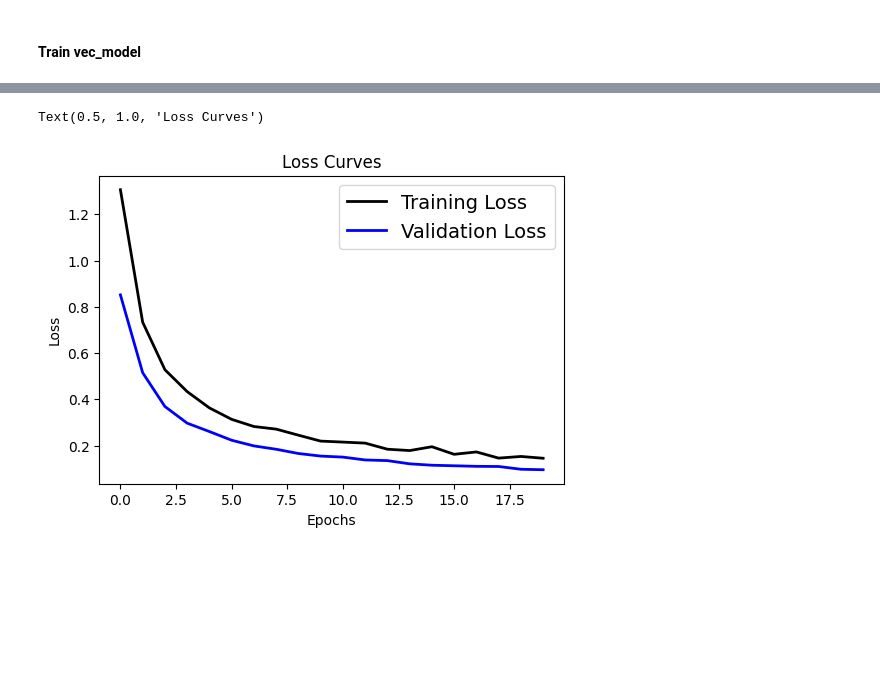
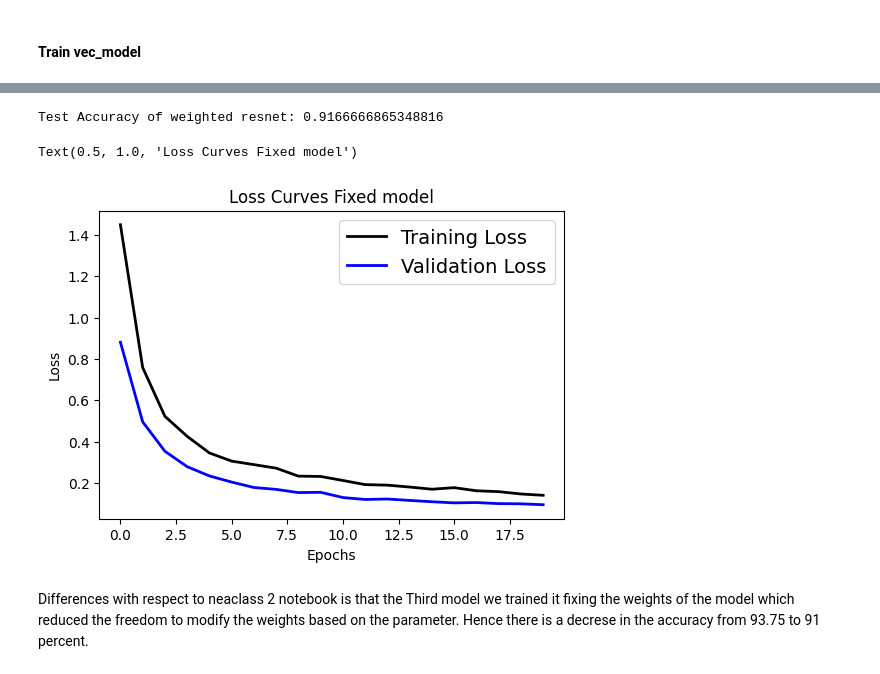
Before and after one commit to yagnaVNK/DeepLearning_class, a Jupyter notebook: Assignment 4/neaclass3.ipynb, the cells around one changed output, grey strips where cells are left out. Drawn from its saved outputs; the diff is of its cells as text; code cells hidden in the pictures; blank space fills up the shorter version.

```diff
--- a/Assignment 4/neaclass3.ipynb
+++ b/Assignment 4/neaclass3.ipynb
@@ -226,9 +235,9 @@ import torch.optim.lr_scheduler as lr_scheduler
 
 criterion = nn.CrossEntropyLoss()
 device = "cuda" if torch.cuda.is_available() else "cpu"
-model = vec_model.to(device)
+Fixed_model = Fixed_model.to(device)
 
-optimizer = optim.SGD(model.parameters(),
+optimizer = optim.SGD(Fixed_model.parameters(),
                       lr=0.001,
                       momentum=0.9)
 
@@ -238,20 +247,20 @@ scheduler = lr_scheduler.LinearLR(optimizer, start_factor=1.0, end_factor=0.25,
 #from torch.utils.tensorboard import SummaryWriter
 
 N_EPOCHS = 20
-tr_loss_hist = []
-val_loss_hist = []
+tr_loss_hist_2 = []
+val_loss_hist_2 = []
 for epoch in range(N_EPOCHS):
 
     # Training
     train_loss = 0.0
-    model.train() # <1>
+    Fixed_model.train() # <1>
     for inputs, labels in trainloader:
         inputs = inputs.to(device)
         labels = labels.to(device)
 
         optimizer.zero_grad()
 
-        outputs = model(inputs)
+        outputs = Fixed_model(inputs)
         loss = criterion(outputs, labels)
         loss.backward()
         optimizer.step()
@@ -261,12 +270,12 @@ for epoch in range(N_EPOCHS):
 
     # Validation
     val_loss = 0.0
-    model.eval() # <2>
+    Fixed_model.eval() # <2>
     for inputs, labels in valloader:
         inputs = inputs.to(device)
         labels = labels.to(device)
 
-        outputs = model(inputs)
+        outputs = Fixed_model(inputs)
         loss = criterion(outputs, labels)
 
         val_loss += loss.item()
@@ -275,6 +284,6 @@ for epoch in range(N_EPOCHS):
                   epoch,
                   train_loss/len(trainloader),
                   val_loss/len(valloader)))
-    tr_loss_hist.append(train_loss/len(trainloader))
-    val_loss_hist.append(val_loss/len(valloader))
+    tr_loss_hist_2.append(train_loss/len(trainloader))
+    val_loss_hist_2.append(val_loss/len(valloader))
 # %% [output]
@@ -301,14 +310,37 @@ Epoch: 19 Train Loss: 0.14510953590273856 Val Loss: 0.09554095637347353
-# %%
-import matplotlib.pyplot as plt
-
-# Plotting the loss curve
-plt.figure(figsize=[6,4])
-plt.plot(tr_loss_hist, 'black', linewidth=2.0)
-plt.plot(val_loss_hist, 'blue', linewidth=2.0)
-plt.legend(['Training Loss', 'Validation Loss'], fontsize=14)
-plt.xlabel('Epochs', fontsize=10)
-plt.ylabel('Loss', fontsize=10)
-plt.title('Loss Curves', fontsize=12)
-# %% [output]
-Text(0.5, 1.0, 'Loss Curves')
-[figure, removed]
+# %%
+
+num_correct = 0.0
+
+for x_test_batch, y_test_batch in testloader:
+
+    Fixed_model.eval()
+
+    y_test_batch = y_test_batch.to(device)
+
+    x_test_batch = x_test_batch.to(device)
+
+    y_pred_batch = Fixed_model(x_test_batch)
+
+    _, predicted = torch.max(y_pred_batch, 1)
+
+    num_correct += (predicted == y_test_batch).float().sum()
+
+accuracy_2 = num_correct/(len(testloader)*testloader.batch_size)
+
+print("Test Accuracy of weighted resnet: {}".format(accuracy_2))
+import matplotlib.pyplot as plt
+
+# Plotting the loss curve
+plt.figure(figsize=[6,4])
+plt.plot(tr_loss_hist_2, 'black', linewidth=2.0)
+plt.plot(val_loss_hist_2, 'blue', linewidth=2.0)
+plt.legend(['Training Loss', 'Validation Loss'], fontsize=14)
+plt.xlabel('Epochs', fontsize=10)
+plt.ylabel('Loss', fontsize=10)
+plt.title('Loss Curves Fixed model', fontsize=12)
+# %% [output]
+Test Accuracy of weighted resnet: 0.9166666865348816
+Text(0.5, 1.0, 'Loss Curves Fixed model')
+[figure, added]
+# %% [markdown]
+Differences with respect to neaclass 2 notebook is that the Third model we trained it fixing the weights of the model which reduced the freedom to modify the weights based on the parameter. Hence there is a decrese in the accuracy from 93.75 to 91 percent.
```
Also changed, not shown: parts of 9 cells of this notebook, 5 other files.
